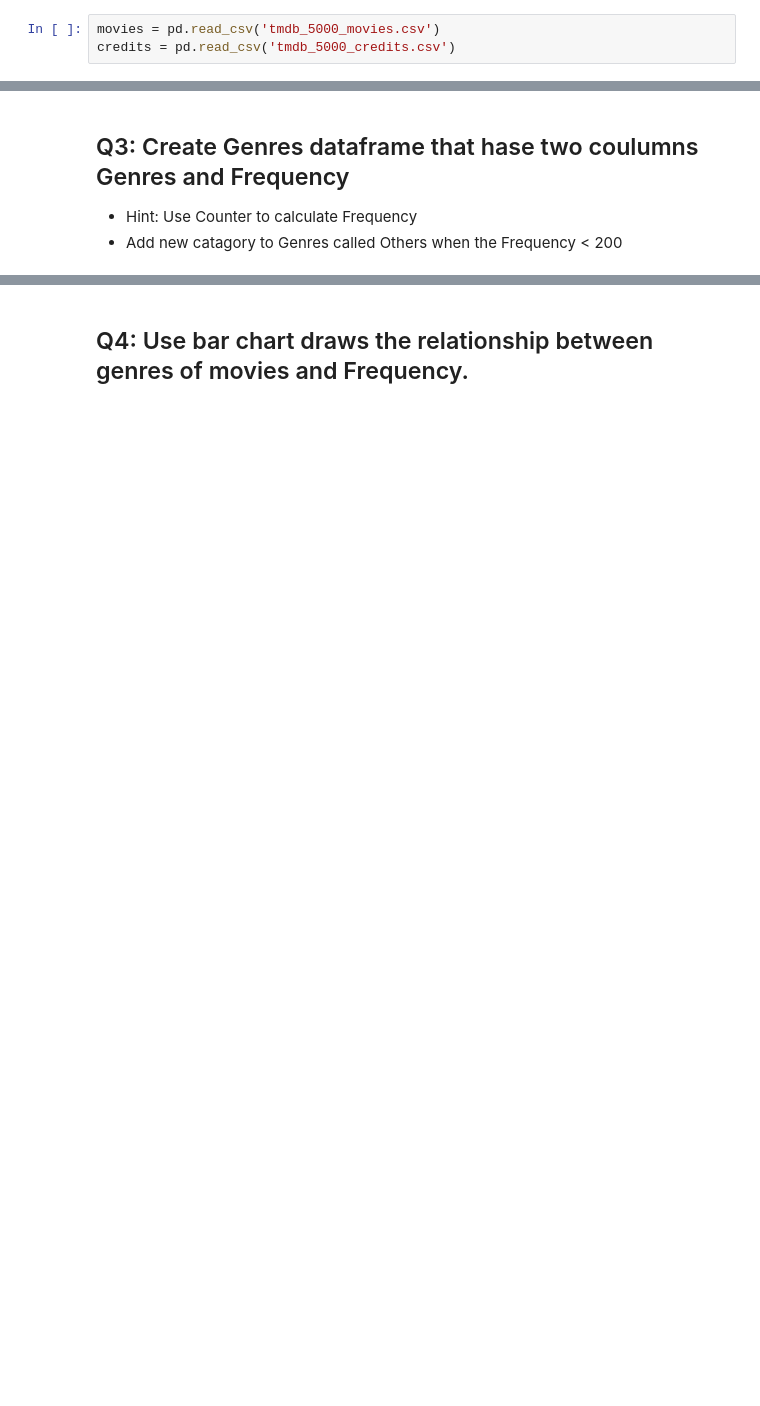
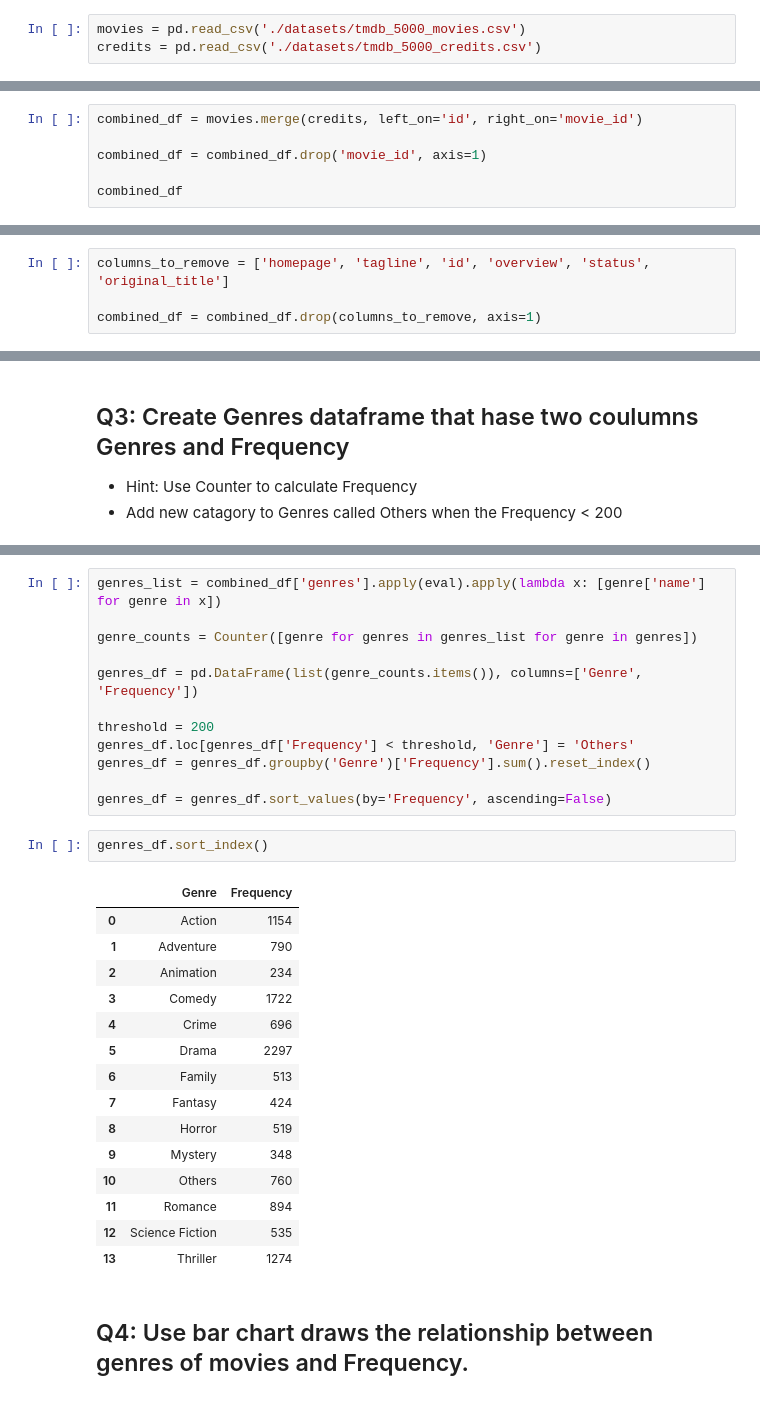
Before and after one commit to Tuwaiq-Data-Science-Bootcamp-V5/Plotly-Lab1, a Jupyter notebook: Plotly_Assignment.ipynb, the cells around one changed output, grey strips where cells are left out. Cells and saved outputs as stored; diff of their text form; blank space fills up the shorter version.

```diff
--- a/Plotly_Assignment.ipynb
+++ b/Plotly_Assignment.ipynb
@@ -8,6 +8,6 @@ import ast
 from collections import Counter
 from wordcloud import WordCloud
 # %%
-movies = pd.read_csv('tmdb_5000_movies.csv')
-credits = pd.read_csv('tmdb_5000_credits.csv')
+movies = pd.read_csv('./datasets/tmdb_5000_movies.csv')
+credits = pd.read_csv('./datasets/tmdb_5000_credits.csv')
 # %%
@@ -76,0 +73,6 @@ memory usage: 150.2+ KB
+# %%
+combined_df = movies.merge(credits, left_on='id', right_on='movie_id')
+
+combined_df = combined_df.drop('movie_id', axis=1)
+
+combined_df
@@ -77,6 +93,10 @@ memory usage: 150.2+ KB
 # %% [markdown]
 ## Q2: Remove the following columns:
 - 'homepage','tagline','id','overview','status','original_title','movie_id'.
+# %%
+columns_to_remove = ['homepage', 'tagline', 'id', 'overview', 'status', 'original_title']
+
+combined_df = combined_df.drop(columns_to_remove, axis=1)
 # %%
 movies.head(3)
 # %% [output]
@@ -110,3 +111,33 @@ movies.head(3)
+# %%
+genres_list = combined_df['genres'].apply(eval).apply(lambda x: [genre['name'] for genre in x])
+
+genre_counts = Counter([genre for genres in genres_list for genre in genres])
+
+genres_df = pd.DataFrame(list(genre_counts.items()), columns=['Genre', 'Frequency'])
+
+threshold = 200
+genres_df.loc[genres_df['Frequency'] < threshold, 'Genre'] = 'Others'
+genres_df = genres_df.groupby('Genre')['Frequency'].sum().reset_index()
+
+genres_df = genres_df.sort_values(by='Frequency', ascending=False)
+# %%
+genres_df.sort_index()
+# %% [output]
+|  | Genre | Frequency |
+| 0 | Action | 1154 |
+| 1 | Adventure | 790 |
+| 2 | Animation | 234 |
+| 3 | Comedy | 1722 |
+| 4 | Crime | 696 |
+| 5 | Drama | 2297 |
+| 6 | Family | 513 |
+| 7 | Fantasy | 424 |
+| 8 | Horror | 519 |
+| 9 | Mystery | 348 |
+| 10 | Others | 760 |
+| 11 | Romance | 894 |
+| 12 | Science Fiction | 535 |
+| 13 | Thriller | 1274 |
 # %% [markdown]
 ## Q4: Use bar chart draws the relationship between genres of movies and Frequency.
 ![p1.png](attachment:p1.png)
```
Also changed, not shown: parts of 11 cells of this notebook, 4 other files.
